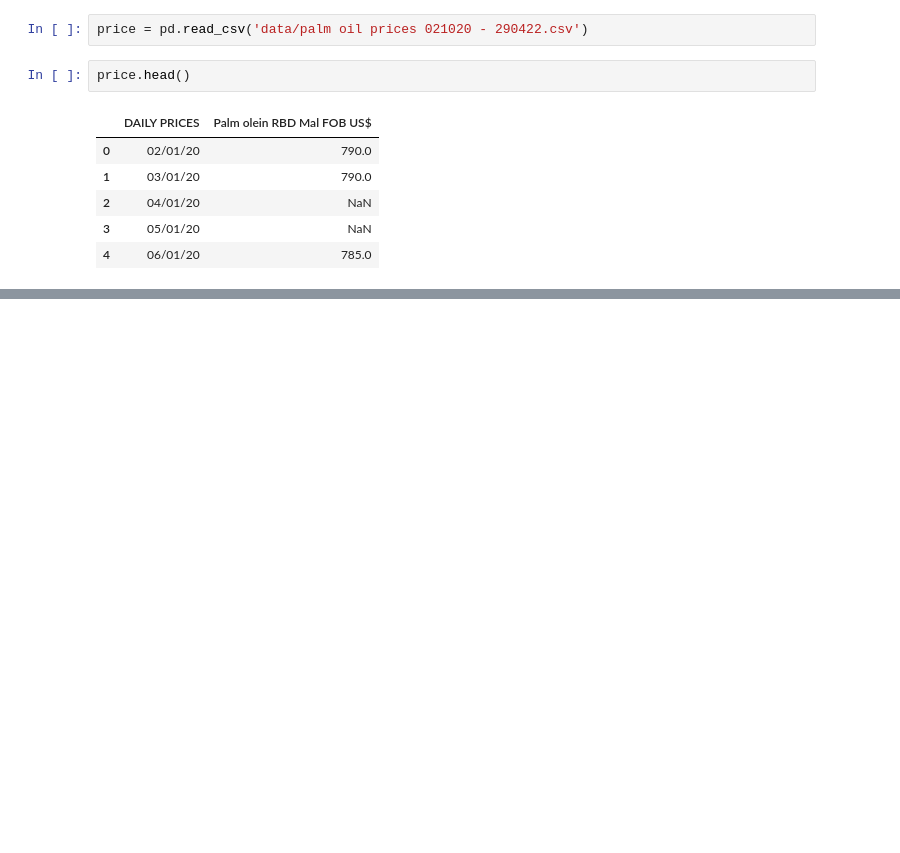
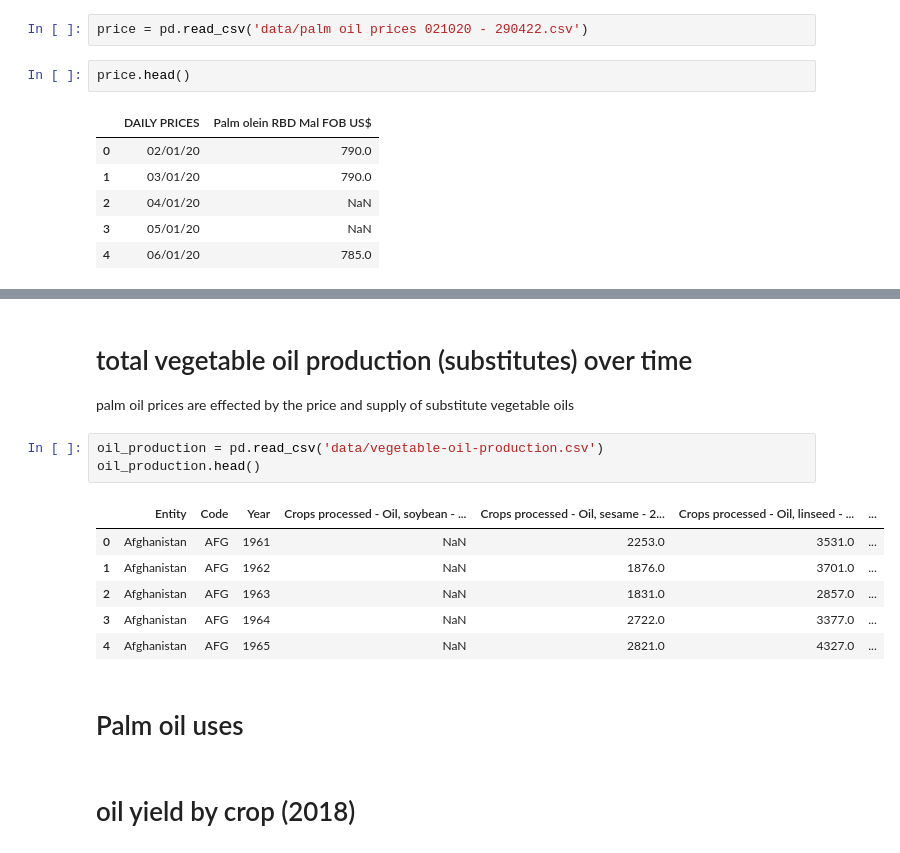
Before and after one commit to mkingopng/palm_olein, a Jupyter notebook: eda.ipynb, the cells around one changed output, grey strips where cells are left out. Cells and saved outputs as stored; diff of their text form; blank space fills up the shorter version.

```diff
--- a/eda.ipynb
+++ b/eda.ipynb
@@ -23,0 +151,17 @@ fig.show()
+# %% [markdown]
+# total vegetable oil production (substitutes) over time
+palm oil prices are effected by the price and supply of substitute vegetable oils
+# %%
+oil_production = pd.read_csv('data/vegetable-oil-production.csv')
+oil_production.head()
+# %% [output]
+|  | Entity | Code | Year | Crops processed - Oil, soybean - ... | Crops processed - Oil, sesame - 2... | Crops processed - Oil, linseed - ... | ... |
+| 0 | Afghanistan | AFG | 1961 | NaN | 2253.0 | 3531.0 | ... |
+| 1 | Afghanistan | AFG | 1962 | NaN | 1876.0 | 3701.0 | ... |
+| 2 | Afghanistan | AFG | 1963 | NaN | 1831.0 | 2857.0 | ... |
+| 3 | Afghanistan | AFG | 1964 | NaN | 2722.0 | 3377.0 | ... |
+| 4 | Afghanistan | AFG | 1965 | NaN | 2821.0 | 4327.0 | ... |
+# %% [markdown]
+# Palm oil uses
+# %% [markdown]
+# oil yield by crop (2018)
```
Also changed, not shown: parts of 63 cells of this notebook, 1 other file.
